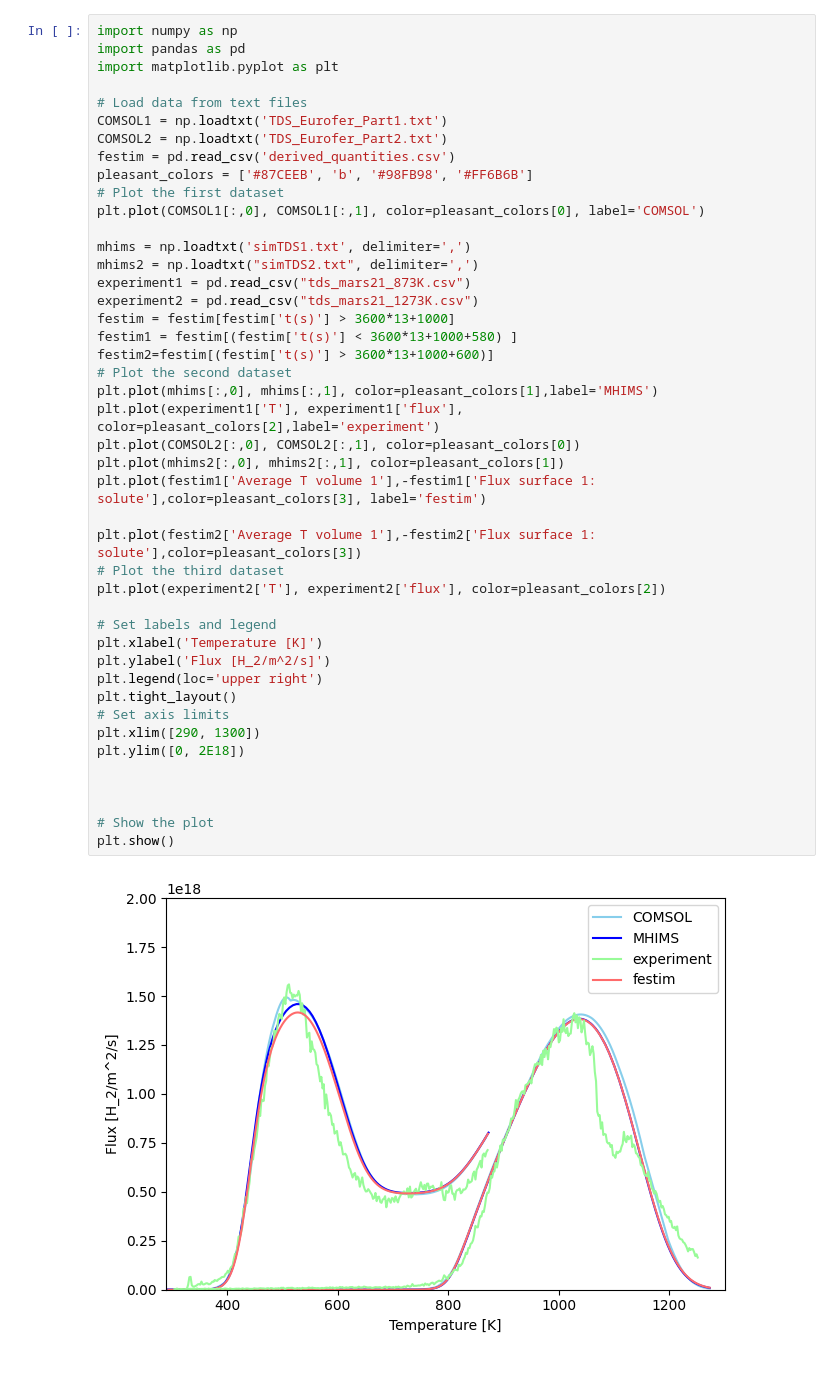
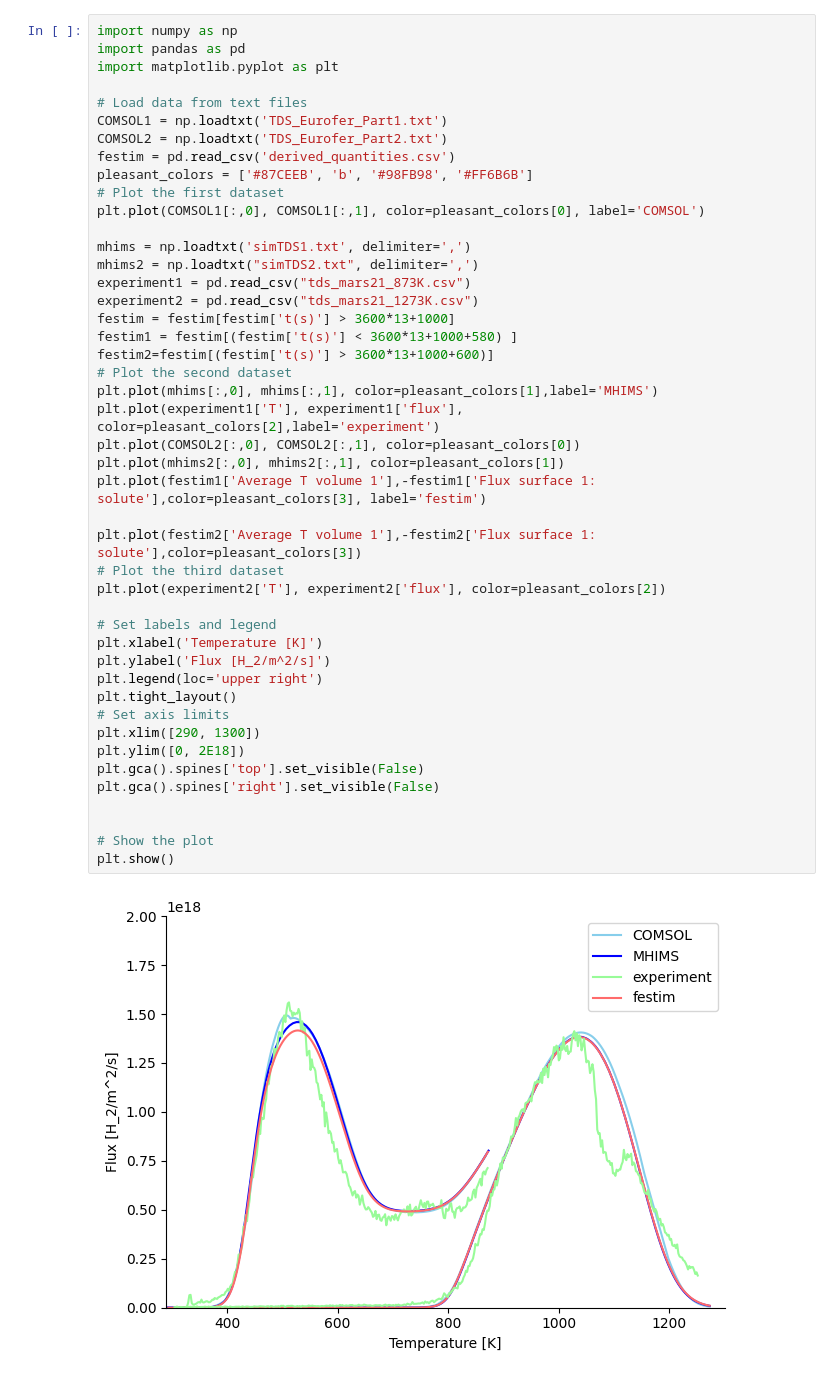
Before and after one commit to gabriele-ferrero/Titans_TT_codecomparison, a Jupyter notebook: graph scripts and results/TDS EUROFER/Plot_Eurofer_TDS.ipynb, the cells around one changed output. Cells and saved outputs as stored; diff of their text form.

Commit message:
Aggiustato plot ogorodnikova

```diff
--- a/graph scripts and results/TDS EUROFER/Plot_Eurofer_TDS.ipynb
+++ b/graph scripts and results/TDS EUROFER/Plot_Eurofer_TDS.ipynb
@@ -15,32 +15,33 @@ mhims = np.loadtxt('simTDS1.txt', delimiter=',')
 mhims2 = np.loadtxt("simTDS2.txt", delimiter=',')
 experiment1 = pd.read_csv("tds_mars21_873K.csv")
 experiment2 = pd.read_csv("tds_mars21_1273K.csv")
 festim = festim[festim['t(s)'] > 3600*13+1000]
 festim1 = festim[(festim['t(s)'] < 3600*13+1000+580) ]
 festim2=festim[(festim['t(s)'] > 3600*13+1000+600)]
 # Plot the second dataset
 plt.plot(mhims[:,0], mhims[:,1], color=pleasant_colors[1],label='MHIMS')
 plt.plot(experiment1['T'], experiment1['flux'], color=pleasant_colors[2],label='experiment')
 plt.plot(COMSOL2[:,0], COMSOL2[:,1], color=pleasant_colors[0])
 plt.plot(mhims2[:,0], mhims2[:,1], color=pleasant_colors[1])
 plt.plot(festim1['Average T volume 1'],-festim1['Flux surface 1: solute'],color=pleasant_colors[3], label='festim')
 
 plt.plot(festim2['Average T volume 1'],-festim2['Flux surface 1: solute'],color=pleasant_colors[3])
 # Plot the third dataset
 plt.plot(experiment2['T'], experiment2['flux'], color=pleasant_colors[2])
 
 # Set labels and legend
 plt.xlabel('Temperature [K]')
 plt.ylabel('Flux [H_2/m^2/s]')
 plt.legend(loc='upper right')
 plt.tight_layout()
 # Set axis limits
 plt.xlim([290, 1300])
 plt.ylim([0, 2E18])
-
+plt.gca().spines['top'].set_visible(False)
+plt.gca().spines['right'].set_visible(False)
 
 
 # Show the plot
 plt.show()
 # %% [output]
-[figure, old version]
+[figure, new version]
```
